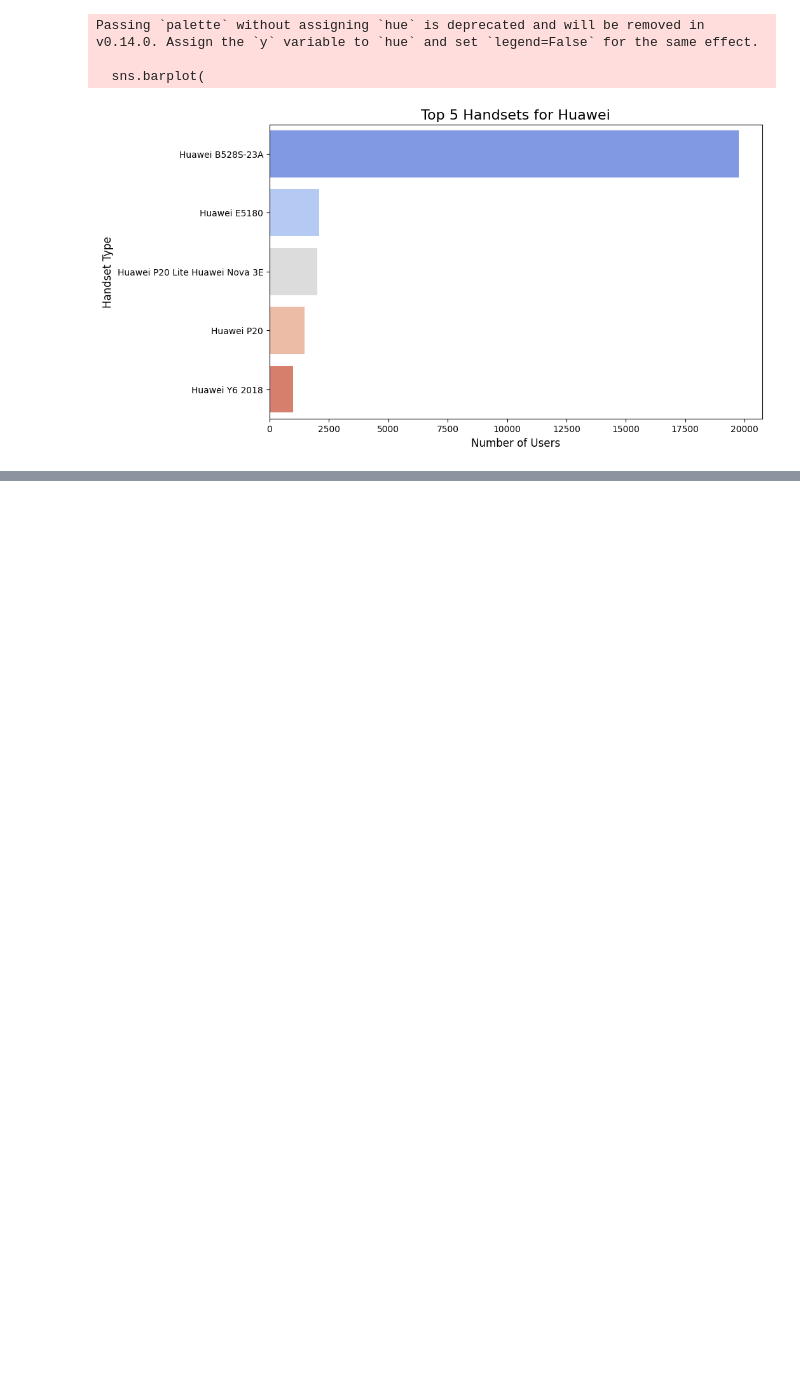
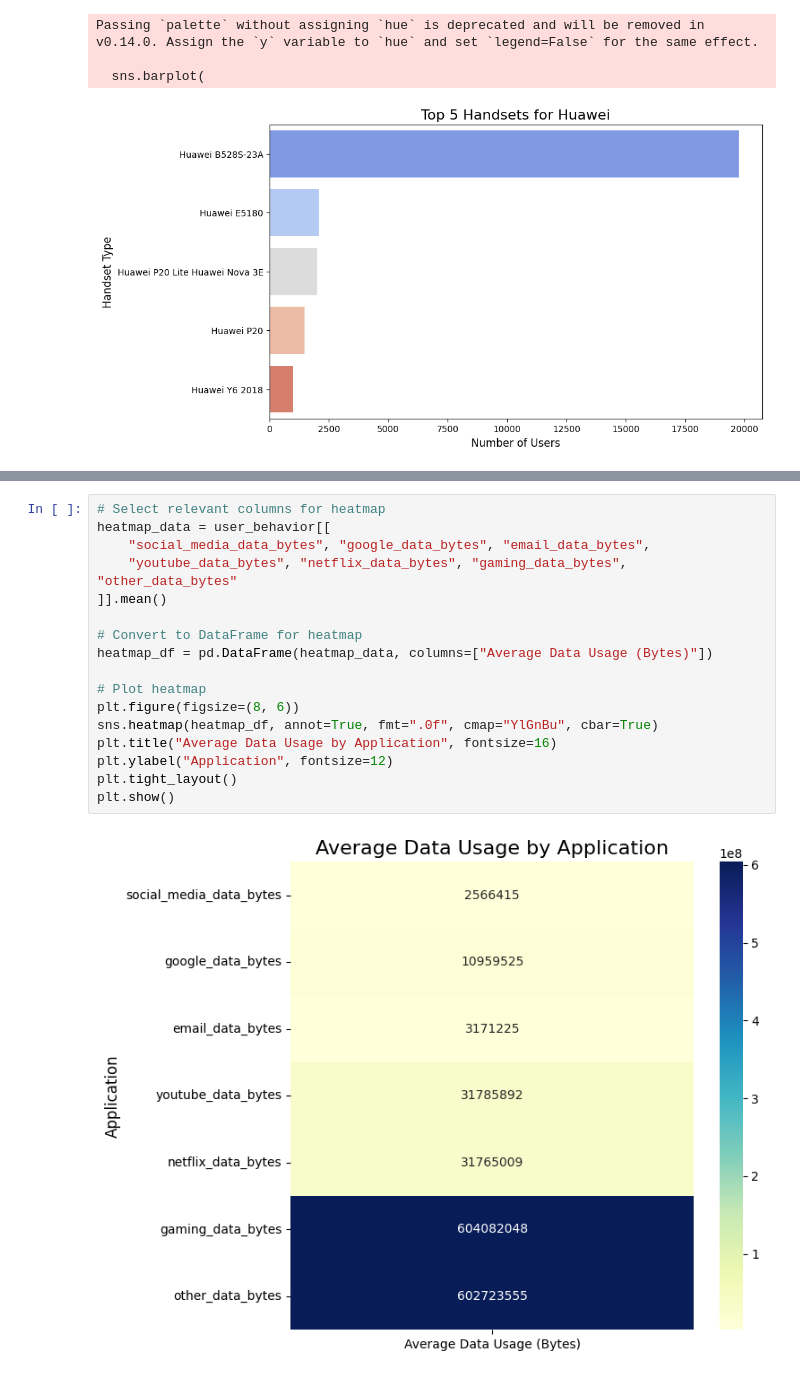
Before and after one commit to abdure-ai/Business-Data-Analysis-for-TellCo, a Jupyter notebook: notebooks/Overview.ipynb, the cells around one changed output, grey strips where cells are left out. Saved outputs shown, nothing was run; the diff lists cells and outputs as text; blank space fills up the shorter version.

```diff
--- a/notebooks/Overview.ipynb
+++ b/notebooks/Overview.ipynb
@@ -238,0 +348,19 @@ SELECT
+# %%
+# Select relevant columns for heatmap
+heatmap_data = user_behavior[[
+    "social_media_data_bytes", "google_data_bytes", "email_data_bytes",
+    "youtube_data_bytes", "netflix_data_bytes", "gaming_data_bytes", "other_data_bytes"
+]].mean()
+
+# Convert to DataFrame for heatmap
+heatmap_df = pd.DataFrame(heatmap_data, columns=["Average Data Usage (Bytes)"])
+
+# Plot heatmap
+plt.figure(figsize=(8, 6))
+sns.heatmap(heatmap_df, annot=True, fmt=".0f", cmap="YlGnBu", cbar=True)
+plt.title("Average Data Usage by Application", fontsize=16)
+plt.ylabel("Application", fontsize=12)
+plt.tight_layout()
+plt.show()
+# %% [output]
+[figure, added]
```
Also changed, not shown: parts of 18 cells of this notebook, 4 other files.
